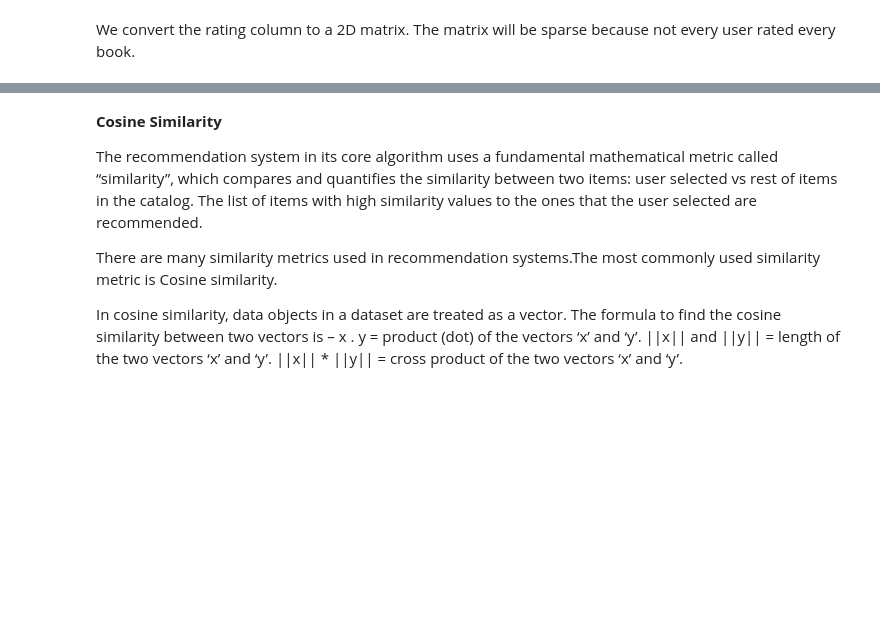
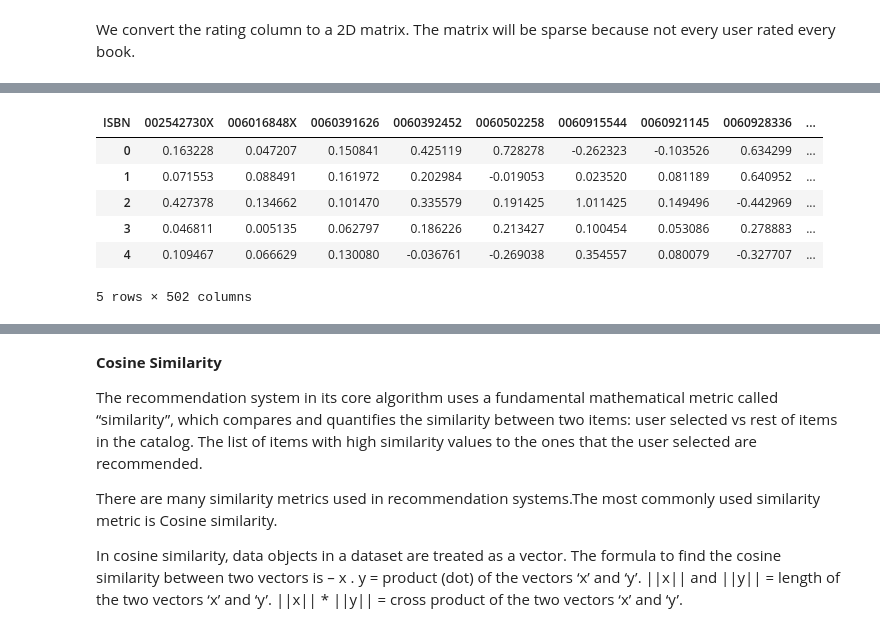
Before and after one commit to neerajac19/Book-Recommendation-System, a Jupyter notebook: Book_Recommendation_system.ipynb, the cells around one changed output, grey strips where cells are left out. Cells and saved outputs as stored; diff of their text form; code cells hidden in the pictures; blank space fills up the shorter version.

```diff
--- a/Book_Recommendation_system.ipynb
+++ b/Book_Recommendation_system.ipynb
@@ -520,0 +559,9 @@ pt
+# %%
+# The number of factors to factor the user-item matrix.
+NUMBER_OF_FACTORS_MF = 15
+
+#Performs matrix factorization of the original user item matrix
+U, sigma, Vt = svds(final_df, k = NUMBER_OF_FACTORS_MF)
+# %%
+sigma = np.diag(sigma)
+sigma.shape
@@ -520,0 +572,3 @@ pt
+# %%
+all_user_predicted_ratings = np.dot(np.dot(U, sigma), Vt)
+all_user_predicted_ratings
@@ -520,0 +591,12 @@ pt
+# %%
+#Converting the reconstructed matrix back to a Pandas dataframe
+cf_preds_df = pd.DataFrame(all_user_predicted_ratings, columns = columns)
+cf_preds_df.head()
+# %% [output]
+| ISBN | 002542730X | 006016848X | 0060391626 | 0060392452 | 0060502258 | 0060915544 | 0060921145 | 0060928336 | ... |
+| 0 | 0.163228 | 0.047207 | 0.150841 | 0.425119 | 0.728278 | -0.262323 | -0.103526 | 0.634299 | ... |
+| 1 | 0.071553 | 0.088491 | 0.161972 | 0.202984 | -0.019053 | 0.023520 | 0.081189 | 0.640952 | ... |
+| 2 | 0.427378 | 0.134662 | 0.101470 | 0.335579 | 0.191425 | 1.011425 | 0.149496 | -0.442969 | ... |
+| 3 | 0.046811 | 0.005135 | 0.062797 | 0.186226 | 0.213427 | 0.100454 | 0.053086 | 0.278883 | ... |
+| 4 | 0.109467 | 0.066629 | 0.130080 | -0.036761 | -0.269038 | 0.354557 | 0.080079 | -0.327707 | ... |
+5 rows × 502 columns
```
Also changed, not shown: parts of 35 cells of this notebook.
